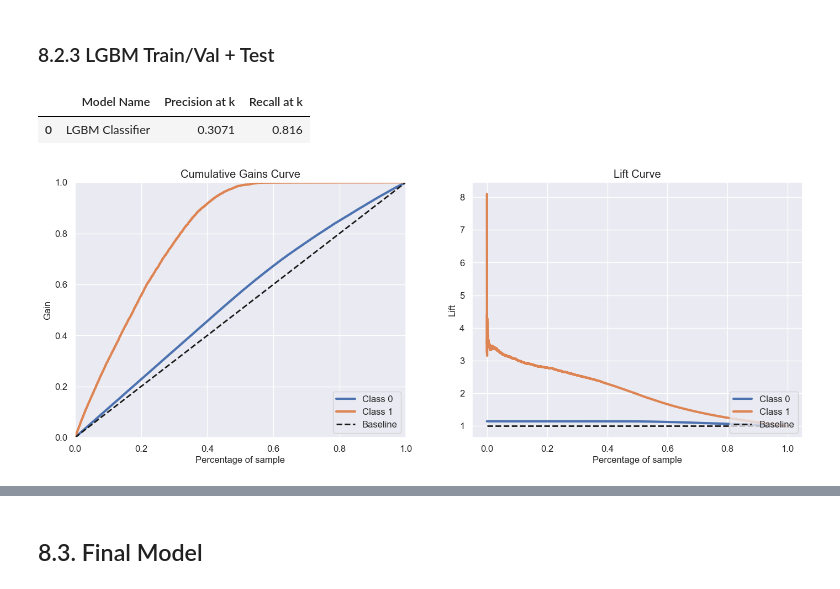
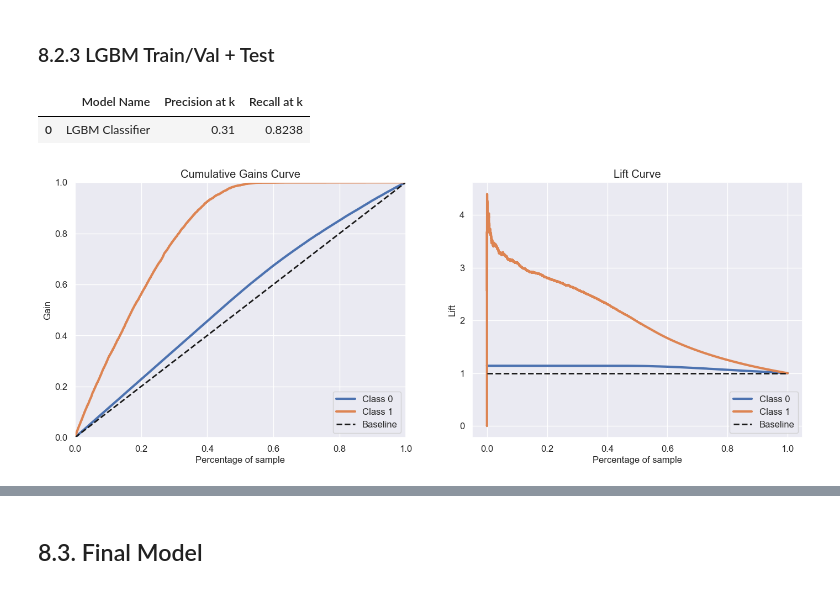
Before and after one commit to victormachad0/health_insurance_cross_sell, a Jupyter notebook: health_insurance_project.ipynb, the cells around one changed output, grey strips where cells are left out. Drawn from its saved outputs; the diff is of its cells as text; code cells hidden in the pictures.

```diff
--- a/health_insurance_project.ipynb
+++ b/health_insurance_project.ipynb
@@ -191,5 +228,7 @@ df = pd.read_sql(query_schema, conn1)
+# %%
+df = pd.read_csv('datasets/insurance_data.csv')
 # %%
-data = df.iloc[:, 0:11]
+data = df.drop('response', axis =1)
 y = df.loc[:, 'response']
 # %%
 x_train, x_validation, y_train, y_validation = ms.train_test_split(data, y, test_size=0.2, random_state = 42)
@@ -1298,34 +1361,21 @@ df_aux.head()
 # %% [markdown]
 ### 8.2.3 LGBM Train/Val + Test
 # %%
-params={'boosting_type': 'gbdt', 'learning_rate': 0.1, 'num_leaves': 80, 'n_estimators': 20, 'max_depth': 5, 'min_child_samples': 40, 'subsample': 0.7, 'colsample_bytree': 0.6, 'reg_alpha': 3, 'reg_lambda': 5, 'random_state': 42}
-
-lgbm_model_tunned = LGBMClassifier(boosting_type=params['boosting_type'],
-                                   learning_rate=params['learning_rate'],
-                                   num_leaves=params['num_leaves'],
-                                   n_estimators=params['n_estimators'],
-                                   colsample_bytree=params['colsample_bytree'],
-                                   min_child_samples=params['min_child_samples'],
-                                   subsample=params['subsample'],
-                                   max_depth=params['max_depth'],
-                                   reg_alpha=params['reg_alpha'],
-                                   reg_lambda=params['reg_lambda'],
-                                   random_state=params['random_state'],
-                                   scale_pos_weight=1).fit(np.concatenate([x_train,  x_val]), np.concatenate([y_train, y_val]))
+lgbm_model_tunned = LGBMClassifier(boosting_type =  'gbdt' ,  learning_rate = 0.01,  num_leaves = 60,  n_estimators = 3000,  max_depth = 3,  min_child_samples = 100,  subsample = 0.9,  colsample_bytree = 0.6,  reg_alpha = 3,  reg_lambda = 7,  random_state = 42,  class_weight =  'balanced' ).fit(np.concatenate([x_train,  x_val]), np.concatenate([y_train, y_val]))
 
 lgbm_tunned_yhat = lgbm_model_tunned.predict_proba(x_test)
 
 ## Precision and Recall at k
 lgbm_result = precision_recall_at_k('LGBM Classifier', x_test, y_test, lgbm_tunned_yhat)
 display(lgbm_result)
 
 
 # plot
 fix, axs = plt.subplots(ncols =2 , figsize=(17, 6))
 
 skplt.metrics.plot_cumulative_gain(y_test, lgbm_tunned_yhat, ax=axs[0])
 skplt.metrics.plot_lift_curve(y_test, lgbm_tunned_yhat, ax=axs[1]);
 # %% [output]
 |  | Model Name | Precision at k | Recall at k |
-| 0 | LGBM Classifier | 0.3071 | 0.816 |
+| 0 | LGBM Classifier | 0.31 | 0.8238 |
-[figure, old version]
+[figure, new version]
```
Also changed, not shown: parts of 78 cells of this notebook, 2 other files.
